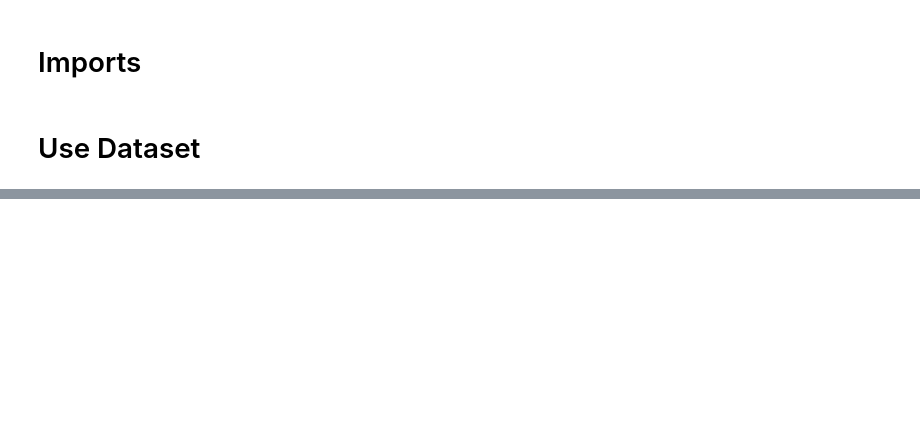
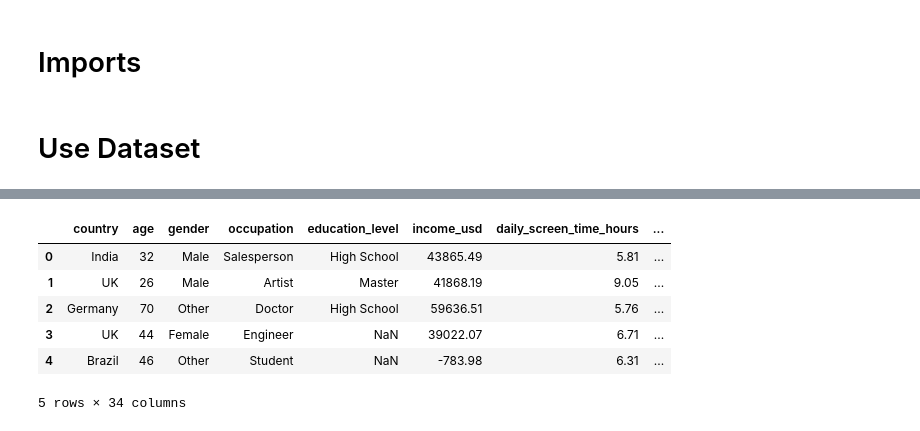
Before and after one commit to Leotrimii1/PVDH-G10, a Jupyter notebook: pre-processing.ipynb, the cells around one changed output, grey strips where cells are left out. Drawn from its saved outputs; the diff is of its cells as text; code cells hidden in the pictures; blank space fills up the shorter version.

Commit message:
handling categorical data 1

```diff
--- a/pre-processing.ipynb
+++ b/pre-processing.ipynb
@@ -120,0 +240,36 @@ df.head()
+# %%
+# Handle categorical data 1
+urban_or_rural_type = {
+    'Urban': 1,
+    'Rural': 2,
+    np.nan: -1
+}
+
+self_reported_addiction_level_type = {
+    'Low': 1,
+    'Moderate': 2,
+    'High': 3,
+    'Severe': 4,
+    np.nan: -1
+}
+
+gender_type = {
+    'Male': 1,
+    'Female': 2,
+    'Other': 3,
+    np.nan: -1
+}
+
+df['urban_or_rural_encoded'] = df['urban_or_rural'].map(urban_or_rural_type)
+df['self_reported_addiction_level_encoded'] = df['self_reported_addiction_level'].map(self_reported_addiction_level_type)
+df['gender_encoded'] = df['gender'].map(gender_type)
+
+df.head()
+# %% [output]
+|  | country | age | gender | occupation | education_level | income_usd | daily_screen_time_hours | ... |
+| 0 | India | 32 | Male | Salesperson | High School | 43865.49 | 5.81 | ... |
+| 1 | UK | 26 | Male | Artist | Master | 41868.19 | 9.05 | ... |
+| 2 | Germany | 70 | Other | Doctor | High School | 59636.51 | 5.76 | ... |
+| 3 | UK | 44 | Female | Engineer | NaN | 39022.07 | 6.71 | ... |
+| 4 | Brazil | 46 | Other | Student | NaN | -783.98 | 6.31 | ... |
+5 rows × 34 columns
```
Also changed, not shown: parts of 12 cells of this notebook.
